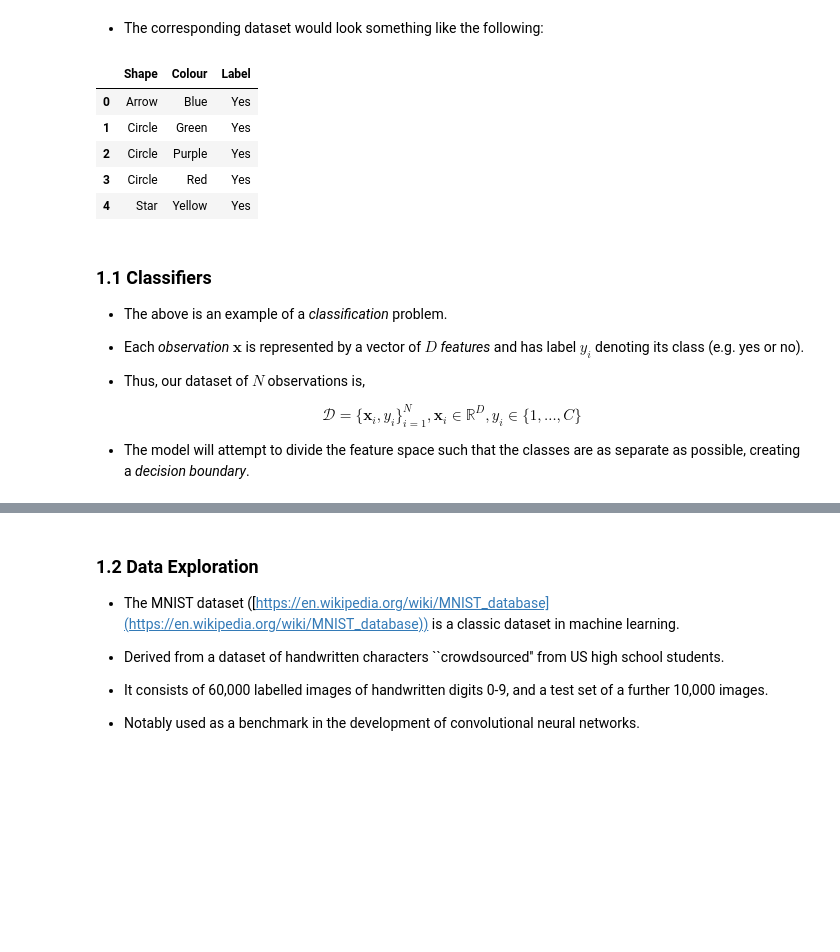
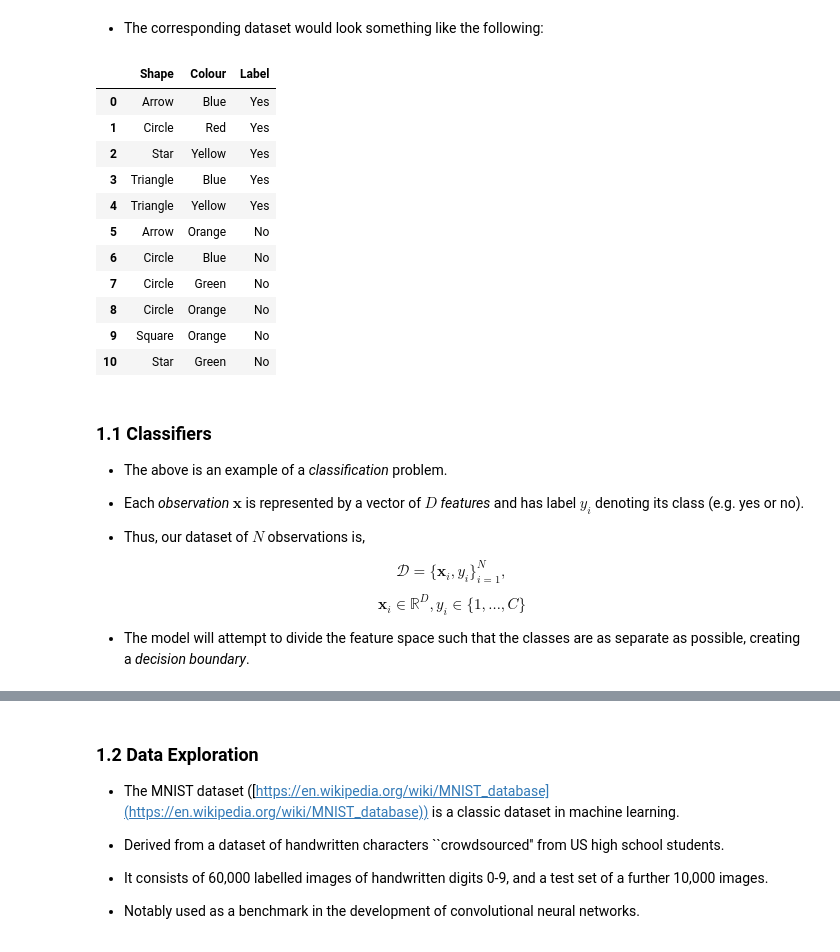
Before and after one commit to jcboyd/deep-learning-workshop, a Jupyter notebook: main.ipynb, the cells around one changed output, grey strips where cells are left out. Drawn from its saved outputs; the diff is of its cells as text; code cells hidden in the pictures; blank space fills up the shorter version.

```diff
--- a/main.ipynb
+++ b/main.ipynb
@@ -29,15 +29,20 @@ A Docker image for this project is available on Docker hub:
 * The corresponding dataset would look something like the following:
 # %%
 from pandas import read_csv
-table = read_csv(open('data/data.csv'))
-table.head()
+read_csv(open('data/data.csv'))
 # %% [output]
 |  | Shape | Colour | Label |
 | 0 | Arrow | Blue | Yes |
-| 1 | Circle | Green | Yes |
-| 2 | Circle | Purple | Yes |
-| 3 | Circle | Red | Yes |
-| 4 | Star | Yellow | Yes |
+| 1 | Circle | Red | Yes |
+| 2 | Star | Yellow | Yes |
+| 3 | Triangle | Blue | Yes |
+| 4 | Triangle | Yellow | Yes |
+| 5 | Arrow | Orange | No |
+| 6 | Circle | Blue | No |
+| 7 | Circle | Green | No |
+| 8 | Circle | Orange | No |
+| 9 | Square | Orange | No |
+| 10 | Star | Green | No |
 # %% [markdown]
 ### 1.1 Classifiers
 
@@ -49,7 +54,8 @@ table.head()
 
 * Thus, our dataset of $N$ observations is,
 
-$$\mathcal{D} = \{\mathbf{x}_i, y_i\}_{i=1}^N, \mathbf{x}_i \in \mathbb{R}^D, y_i \in \{1, \dots, C\}$$
+$$\mathcal{D} = \{\mathbf{x}_i, y_i\}_{i=1}^N,$$
+$$\mathbf{x}_i \in \mathbb{R}^D, y_i \in \{1, \dots, C\}$$
 
 
 * The model will attempt to divide the feature space such that the classes are as separate as possible, creating a *decision boundary*.
```
Also changed, not shown: parts of 11 cells of this notebook, 6 other files.
